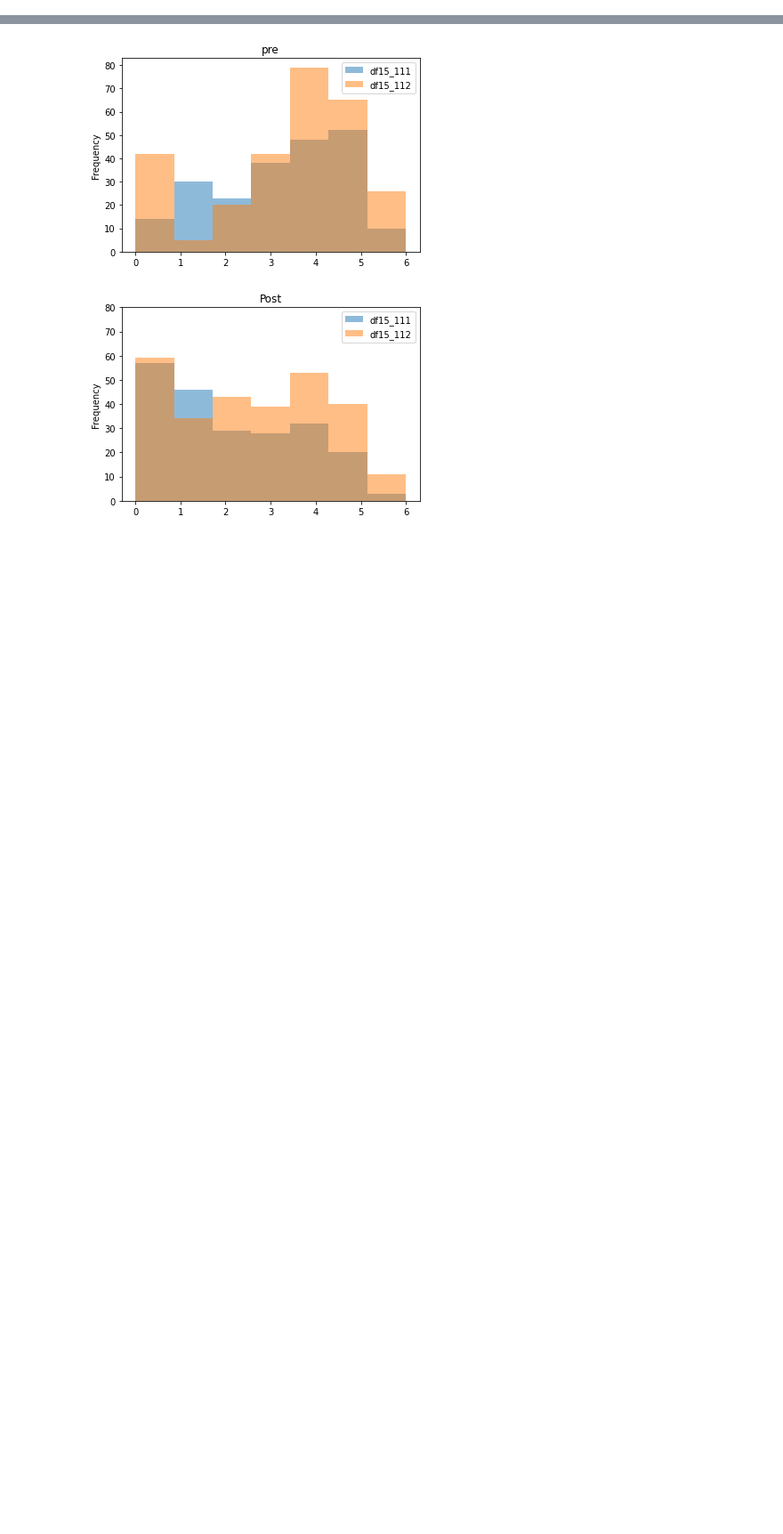
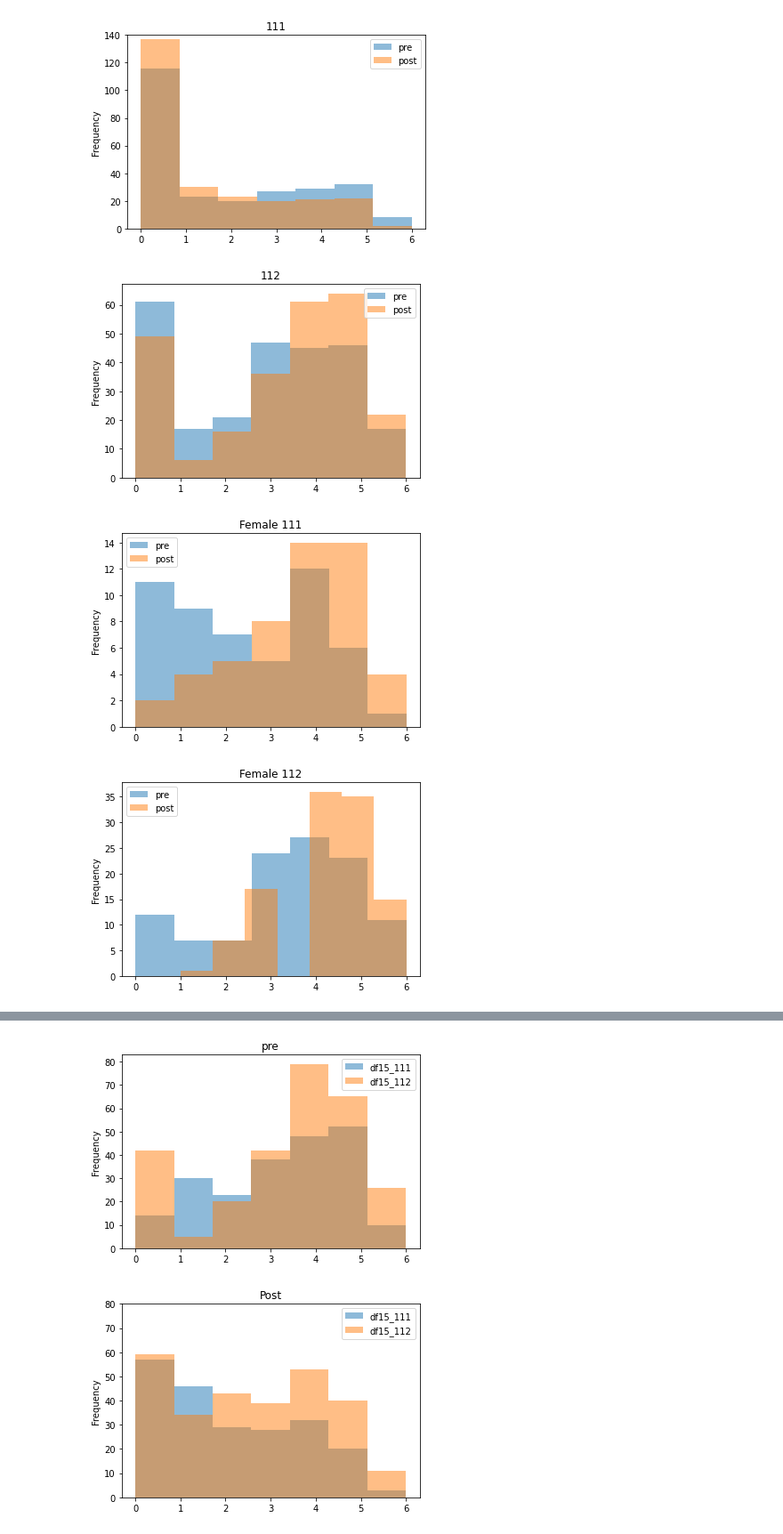
Before and after one commit to maya-patel/Honours-FCI-data, a Jupyter notebook: By Question-FDM-new.ipynb, the cells around one changed output, grey strips where cells are left out. Shown at 89% size. Saved outputs shown, nothing was run; the diff lists cells and outputs as text; code cells hidden in the pictures; blank space fills up the shorter version.

```diff
--- a/By Question-FDM-new.ipynb
+++ b/By Question-FDM-new.ipynb
@@ -69,6 +69,45 @@ def calculate_post_score_FDM_2020(student):
                 score+=1
 
     return (score)
+# %%
+def FDM(df111, df112):
+    df111.apply(calculate_pre_score_FDM, axis=1).plot.hist(alpha=0.5, bins=7)
+    df111.apply(calculate_post_score_FDM, axis=1).plot.hist(alpha=0.5, bins=7)
+    plt.legend(["pre", "post"])
+    plt.title("111")
+    plt.ylim(0,140)
+    plt.show()
+
+    df112.apply(calculate_post_score_FDM, axis=1).plot.hist(alpha=0.5, bins=7)
+    df112.apply(calculate_pre_score_FDM, axis=1).plot.hist(alpha=0.5, bins=7)
+    plt.legend(["pre", "post"])
+    plt.title("112")
+    plt.show()
+
+    is_f111 = df111['PRE Q85']== 'A'
+    df_f111 = df111[is_f111]
+
+    is_f112 = df112['PRE Q85']== 'A'
+    df_f112 = df112[is_f112]
+
+    df_f111.apply(calculate_post_score_FDM, axis=1).plot.hist(alpha=0.5, bins=7)
+    df_f111.apply(calculate_pre_score_FDM, axis=1).plot.hist(alpha=0.5, bins=7)
+    plt.legend(["pre", "post"])
+    plt.title("Female 111")
+    plt.show()
+
+    df_f112.apply(calculate_post_score_FDM, axis=1).plot.hist(alpha=0.5, bins=7)
+    df_f112.apply(calculate_pre_score_FDM, axis=1).plot.hist(alpha=0.5, bins=7)
+    plt.legend(["pre", "post"])
+    plt.title("Female 112")
+    plt.show()
+# %%
+FDM(df14_111, df14_112)
+# %% [output]
+[figure, added]
+[figure, added]
+[figure, added]
+[figure, added]
 # %%
 df14_111.apply(calculate_pre_score_FDM, axis=1).plot.hist(alpha=0.5, bins=7)
 df14_111.apply(calculate_post_score_FDM, axis=1).plot.hist(alpha=0.5, bins=7)
```
Also changed, not shown: parts of 2 cells of this notebook, 3 other files.
